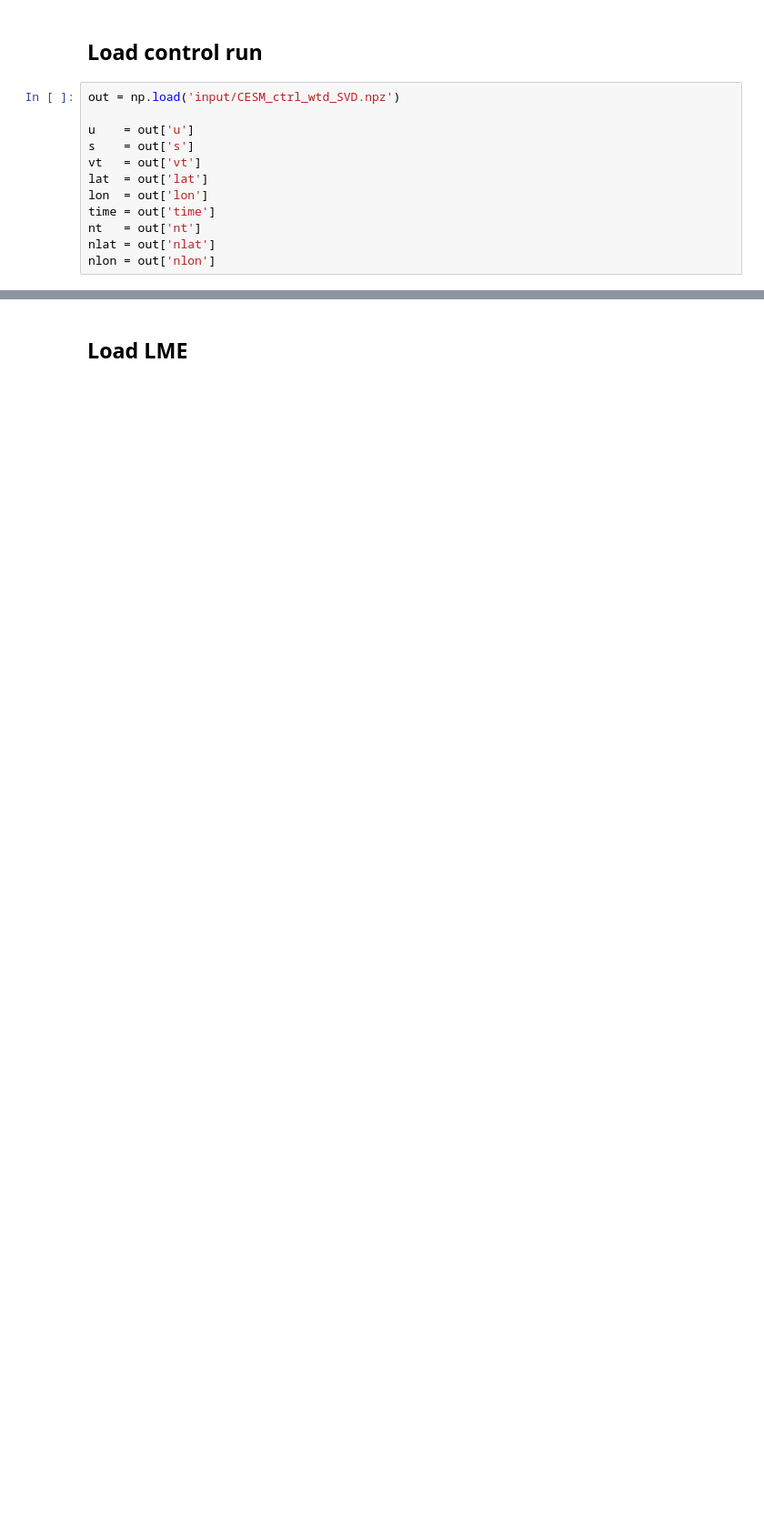
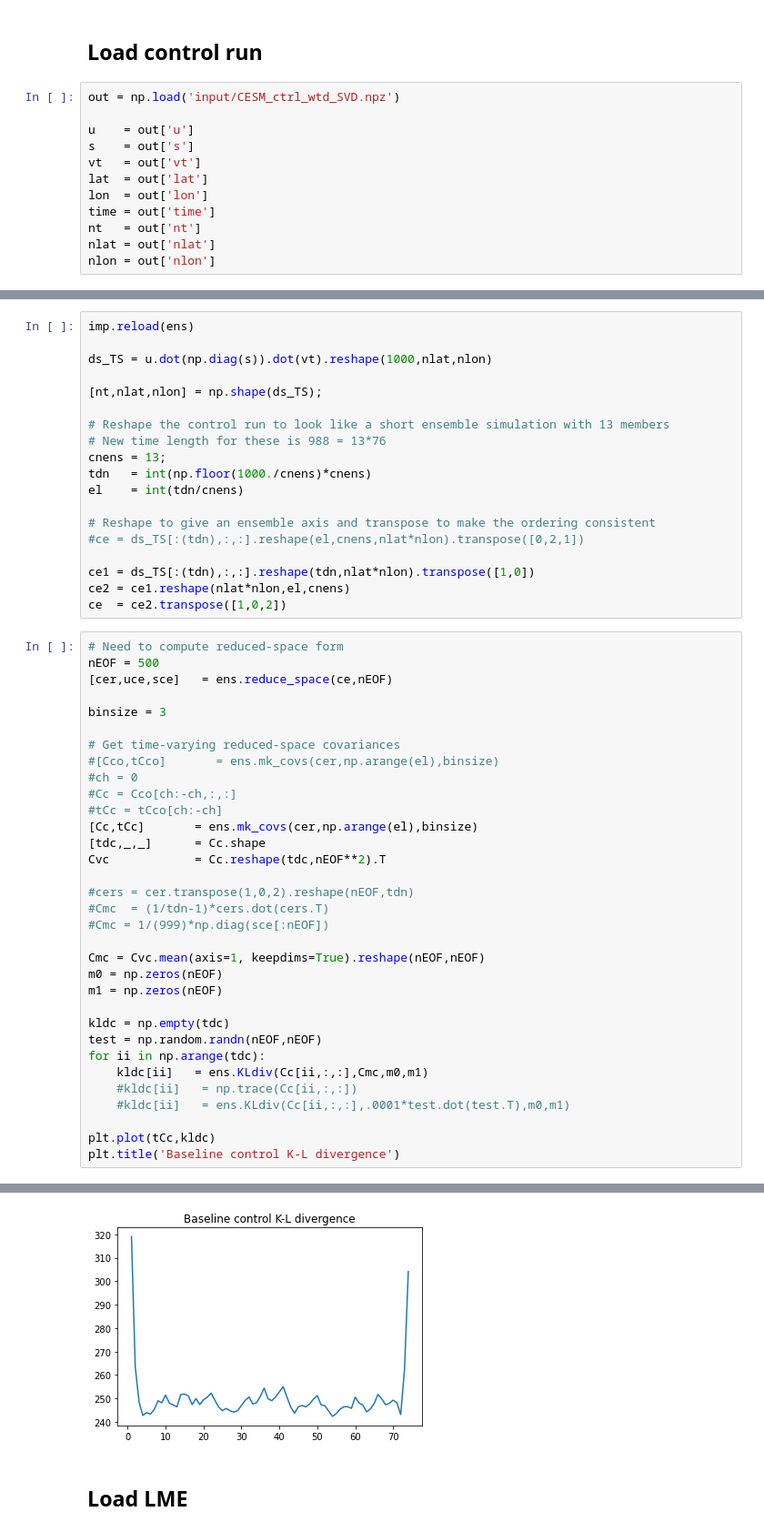
Before and after one commit to amrhein/SEOFs, a Jupyter notebook: es_LME.ipynb, the cells around one changed output, grey strips where cells are left out. Shown at 91% size. Drawn from its saved outputs; the diff is of its cells as text; blank space fills up the shorter version.

Commit message:
Made initial K-L divergence calculations

```diff
--- a/es_LME.ipynb
+++ b/es_LME.ipynb
@@ -50,0 +53,53 @@ nlon = out['nlon']
+# %%
+imp.reload(ens)
+
+ds_TS = u.dot(np.diag(s)).dot(vt).reshape(1000,nlat,nlon)
+
+[nt,nlat,nlon] = np.shape(ds_TS);
+
+# Reshape the control run to look like a short ensemble simulation with 13 members
+# New time length for these is 988 = 13*76
+cnens = 13;
+tdn   = int(np.floor(1000./cnens)*cnens)
+el    = int(tdn/cnens)
+
+# Reshape to give an ensemble axis and transpose to make the ordering consistent
+#ce = ds_TS[:(tdn),:,:].reshape(el,cnens,nlat*nlon).transpose([0,2,1])
+
+ce1 = ds_TS[:(tdn),:,:].reshape(tdn,nlat*nlon).transpose([1,0])
+ce2 = ce1.reshape(nlat*nlon,el,cnens)
+ce  = ce2.transpose([1,0,2])
+# %%
+# Need to compute reduced-space form
+nEOF = 500
+[cer,uce,sce]   = ens.reduce_space(ce,nEOF)
+
+binsize = 3
+
+# Get time-varying reduced-space covariances
+#[Cco,tCco]       = ens.mk_covs(cer,np.arange(el),binsize)
+#ch = 0
+#Cc = Cco[ch:-ch,:,:]
+#tCc = tCco[ch:-ch]
+[Cc,tCc]       = ens.mk_covs(cer,np.arange(el),binsize)
+[tdc,_,_]      = Cc.shape
+Cvc            = Cc.reshape(tdc,nEOF**2).T
+
+#cers = cer.transpose(1,0,2).reshape(nEOF,tdn)
+#Cmc  = (1/tdn-1)*cers.dot(cers.T)
+#Cmc = 1/(999)*np.diag(sce[:nEOF])
+
+Cmc = Cvc.mean(axis=1, keepdims=True).reshape(nEOF,nEOF)
+m0 = np.zeros(nEOF)
+m1 = np.zeros(nEOF)
+
+kldc = np.empty(tdc)
+test = np.random.randn(nEOF,nEOF)
+for ii in np.arange(tdc):
+    kldc[ii]   = ens.KLdiv(Cc[ii,:,:],Cmc,m0,m1)
+    #kldc[ii]   = np.trace(Cc[ii,:,:])
+    #kldc[ii]   = ens.KLdiv(Cc[ii,:,:],.0001*test.dot(test.T),m0,m1)
+
+plt.plot(tCc,kldc)
+plt.title('Baseline control K-L divergence')
+# %% [output]
@@ -51,3 +107,4 @@ nlon = out['nlon']
+[figure, added]
 # %% [markdown]
 ## Load LME
 # %%
```
Also changed, not shown: parts of 16 cells of this notebook, 2 other files.
